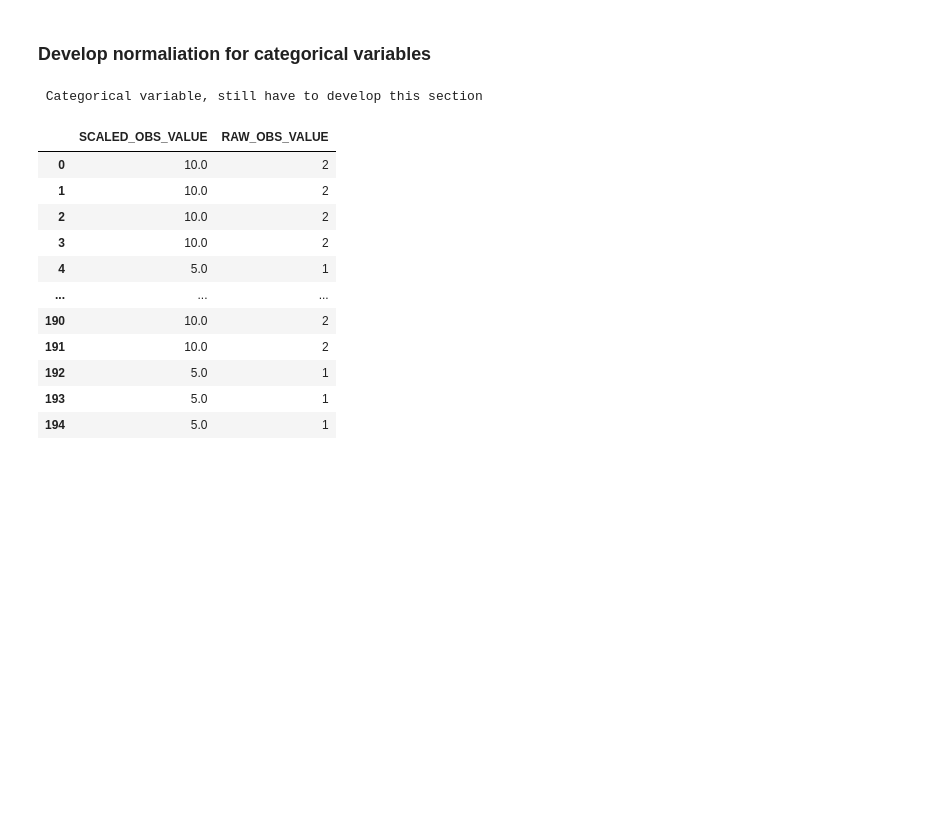
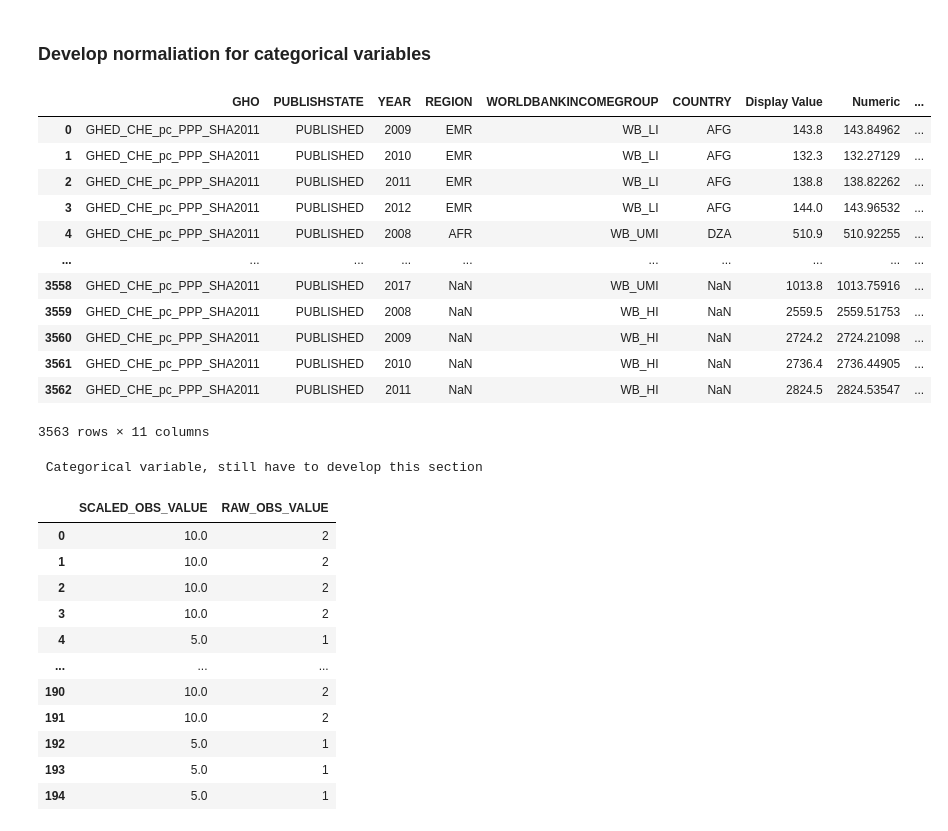
Before and after one commit to m-g-d-c/crba-etl, a Jupyter notebook: main_refactor.ipynb, the cells around one changed output. Drawn from its saved outputs; the diff is of its cells as text; code cells hidden in the pictures; blank space fills up the shorter version.

```diff
--- a/main_refactor.ipynb
+++ b/main_refactor.ipynb
@@ -811,6 +1333,26 @@ s82_cleansed = pd.read_csv(
     filepath_or_buffer = data_sources_cleansed / "S-182_cleansed.csv",
     sep = ";"
 )
+# %%
+    test = pd.read_csv(
+        "http://apps.who.int/gho/athena/api/GHO/GHED_CHE_pc_PPP_SHA2011.csv"
+    )
+
+    test
+# %% [output]
+|  | GHO | PUBLISHSTATE | YEAR | REGION | WORLDBANKINCOMEGROUP | COUNTRY | Display Value | Numeric | ... |
+| 0 | GHED_CHE_pc_PPP_SHA2011 | PUBLISHED | 2009 | EMR | WB_LI | AFG | 143.8 | 143.84962 | ... |
+| 1 | GHED_CHE_pc_PPP_SHA2011 | PUBLISHED | 2010 | EMR | WB_LI | AFG | 132.3 | 132.27129 | ... |
+| 2 | GHED_CHE_pc_PPP_SHA2011 | PUBLISHED | 2011 | EMR | WB_LI | AFG | 138.8 | 138.82262 | ... |
+| 3 | GHED_CHE_pc_PPP_SHA2011 | PUBLISHED | 2012 | EMR | WB_LI | AFG | 144.0 | 143.96532 | ... |
+| 4 | GHED_CHE_pc_PPP_SHA2011 | PUBLISHED | 2008 | AFR | WB_UMI | DZA | 510.9 | 510.92255 | ... |
+| ... | ... | ... | ... | ... | ... | ... | ... | ... | ... |
+| 3558 | GHED_CHE_pc_PPP_SHA2011 | PUBLISHED | 2017 | NaN | WB_UMI | NaN | 1013.8 | 1013.75916 | ... |
+| 3559 | GHED_CHE_pc_PPP_SHA2011 | PUBLISHED | 2008 | NaN | WB_HI | NaN | 2559.5 | 2559.51753 | ... |
+| 3560 | GHED_CHE_pc_PPP_SHA2011 | PUBLISHED | 2009 | NaN | WB_HI | NaN | 2724.2 | 2724.21098 | ... |
+| 3561 | GHED_CHE_pc_PPP_SHA2011 | PUBLISHED | 2010 | NaN | WB_HI | NaN | 2736.4 | 2736.44905 | ... |
+| 3562 | GHED_CHE_pc_PPP_SHA2011 | PUBLISHED | 2011 | NaN | WB_HI | NaN | 2824.5 | 2824.53547 | ... |
+3563 rows × 11 columns
 # %%
 
 s135_cleansed = pd.read_csv(
```
Also changed, not shown: parts of 21 cells of this notebook, 7 other files.
